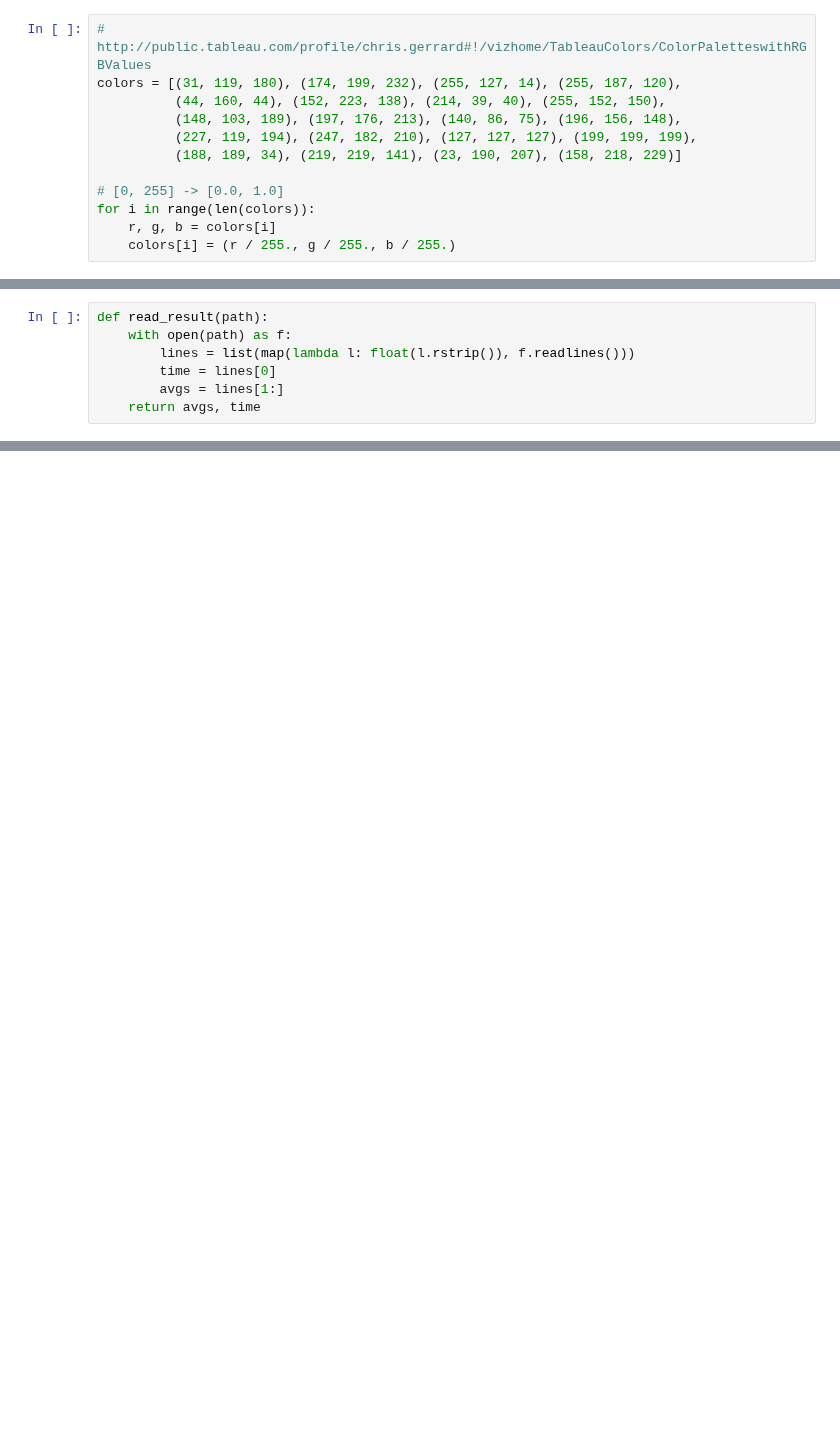
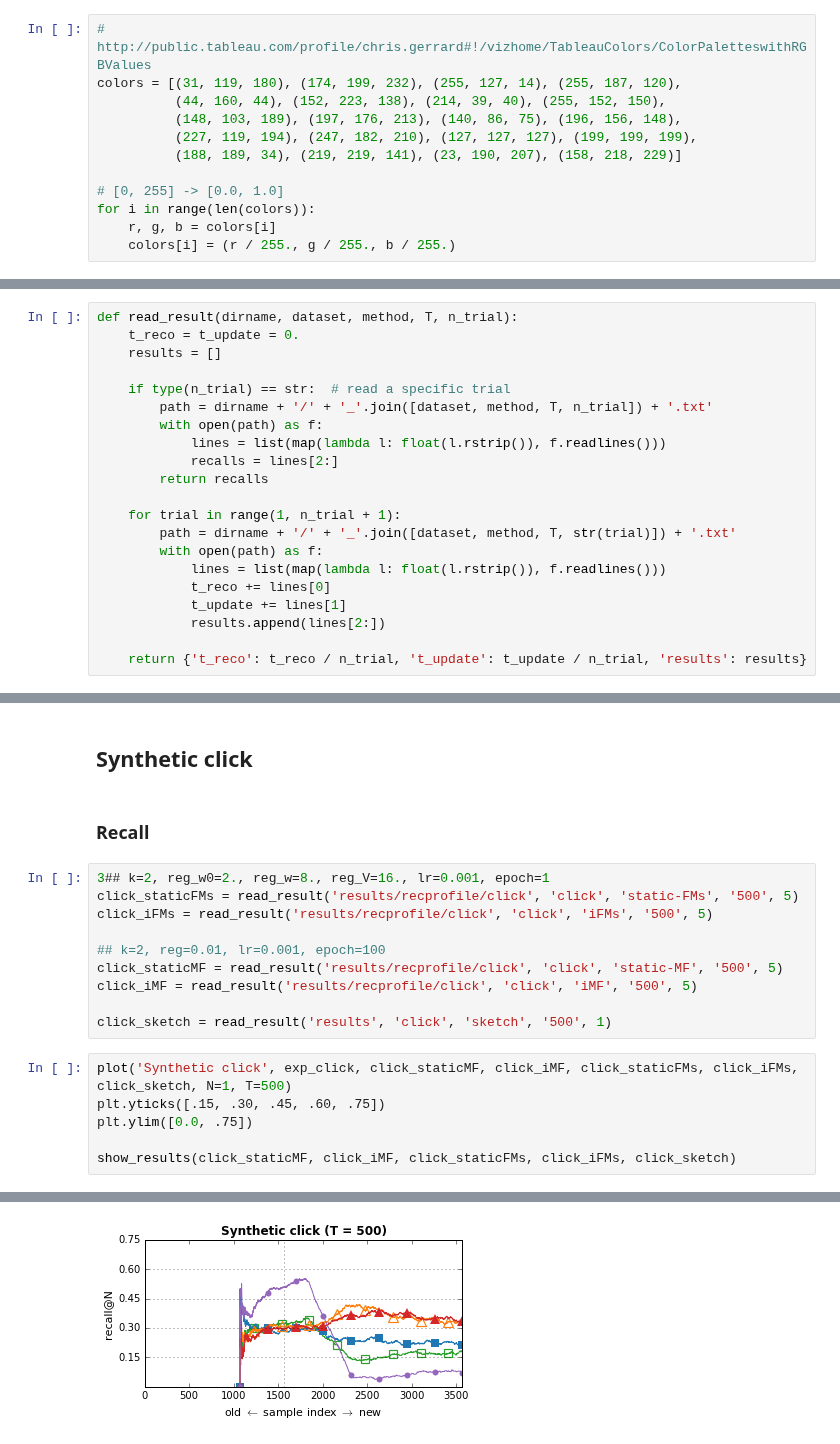
Before and after one commit to takuti/stream-recommender, a Jupyter notebook: paper-sketch.ipynb, the cells around one changed output, grey strips where cells are left out. Saved outputs shown, nothing was run; the diff lists cells and outputs as text; blank space fills up the shorter version.

```diff
--- a/paper-sketch.ipynb
+++ b/paper-sketch.ipynb
@@ -121,7 +48,0 @@ def show_result(path):
-# %%
-def read_result(path):
-    with open(path) as f:
-        lines = list(map(lambda l: float(l.rstrip()), f.readlines()))
-        time = lines[0]
-        avgs = lines[1:]
-    return avgs, time
@@ -379,0 +49,21 @@ plt.show()
+# %%
+def read_result(dirname, dataset, method, T, n_trial):
+    t_reco = t_update = 0.
+    results = []
+
+    if type(n_trial) == str:  # read a specific trial
+        path = dirname + '/' + '_'.join([dataset, method, T, n_trial]) + '.txt'
+        with open(path) as f:
+            lines = list(map(lambda l: float(l.rstrip()), f.readlines()))
+            recalls = lines[2:]
+        return recalls
+
+    for trial in range(1, n_trial + 1):
+        path = dirname + '/' + '_'.join([dataset, method, T, str(trial)]) + '.txt'
+        with open(path) as f:
+            lines = list(map(lambda l: float(l.rstrip()), f.readlines()))
+            t_reco += lines[0]
+            t_update += lines[1]
+            results.append(lines[2:])
+
+    return {'t_reco': t_reco / n_trial, 't_update': t_update / n_trial, 'results': results}
@@ -379,0 +151,21 @@ plt.show()
+# %% [markdown]
+## Synthetic click
+# %% [markdown]
+### Recall
+# %%
+3## k=2, reg_w0=2., reg_w=8., reg_V=16., lr=0.001, epoch=1
+click_staticFMs = read_result('results/recprofile/click', 'click', 'static-FMs', '500', 5)
+click_iFMs = read_result('results/recprofile/click', 'click', 'iFMs', '500', 5)
+
+## k=2, reg=0.01, lr=0.001, epoch=100
+click_staticMF = read_result('results/recprofile/click', 'click', 'static-MF', '500', 5)
+click_iMF = read_result('results/recprofile/click', 'click', 'iMF', '500', 5)
+
+click_sketch = read_result('results', 'click', 'sketch', '500', 1)
+# %%
+plot('Synthetic click', exp_click, click_staticMF, click_iMF, click_staticFMs, click_iFMs, click_sketch, N=1, T=500)
+plt.yticks([.15, .30, .45, .60, .75])
+plt.ylim([0.0, .75])
+
+show_results(click_staticMF, click_iMF, click_staticFMs, click_iFMs, click_sketch)
+# %% [output]
@@ -379,0 +189 @@ plt.show()
+[figure, added]
```
Also changed, not shown: parts of 35 cells of this notebook, 1 other file.
